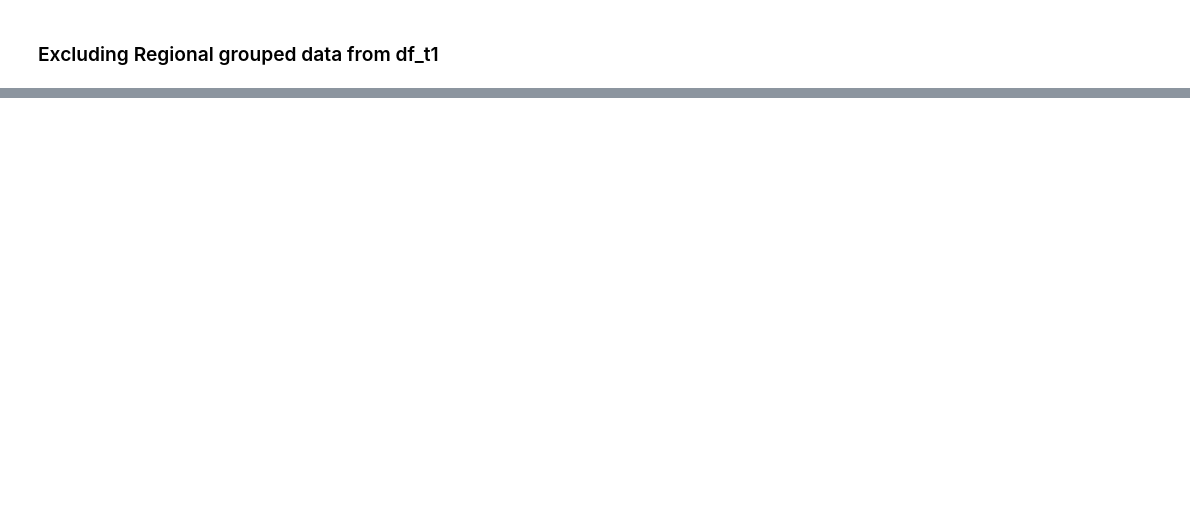
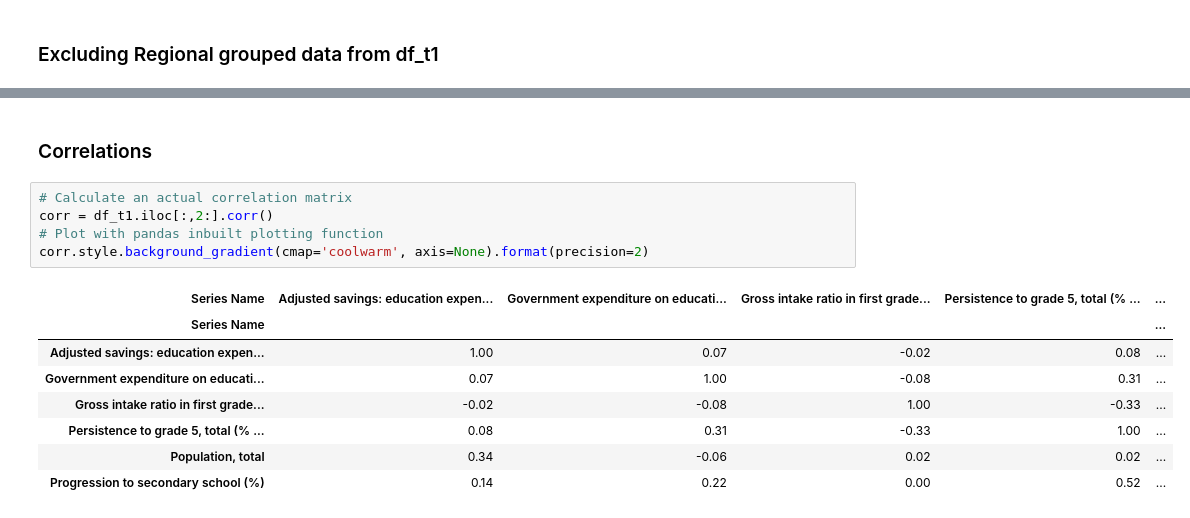
Before and after one commit to MatiasBorrellH/Live_Coding_Challenge, a Jupyter notebook: live_code.ipynb, the cells around one changed output, grey strips where cells are left out. Saved outputs shown, nothing was run; the diff lists cells and outputs as text; blank space fills up the shorter version.

Commit message:
Added correlation matrices and some bugfixes

```diff
--- a/live_code.ipynb
+++ b/live_code.ipynb
@@ -117,0 +183,16 @@ plt.show()
+# %% [markdown]
+### Correlations
+# %%
+# Calculate an actual correlation matrix
+corr = df_t1.iloc[:,2:].corr()
+# Plot with pandas inbuilt plotting function
+corr.style.background_gradient(cmap='coolwarm', axis=None).format(precision=2)
+# %% [output]
+| Series Name | Adjusted savings: education expen... | Government expenditure on educati... | Gross intake ratio in first grade... | Persistence to grade 5, total (% ... | ... |
+| Series Name |  |  |  |  | ... |
+| Adjusted savings: education expen... | 1.00 | 0.07 | -0.02 | 0.08 | ... |
+| Government expenditure on educati... | 0.07 | 1.00 | -0.08 | 0.31 | ... |
+| Gross intake ratio in first grade... | -0.02 | -0.08 | 1.00 | -0.33 | ... |
+| Persistence to grade 5, total (% ... | 0.08 | 0.31 | -0.33 | 1.00 | ... |
+| Population, total | 0.34 | -0.06 | 0.02 | 0.02 | ... |
+| Progression to secondary school (%) | 0.14 | 0.22 | 0.00 | 0.52 | ... |
```
Also changed, not shown: parts of 22 cells of this notebook.
